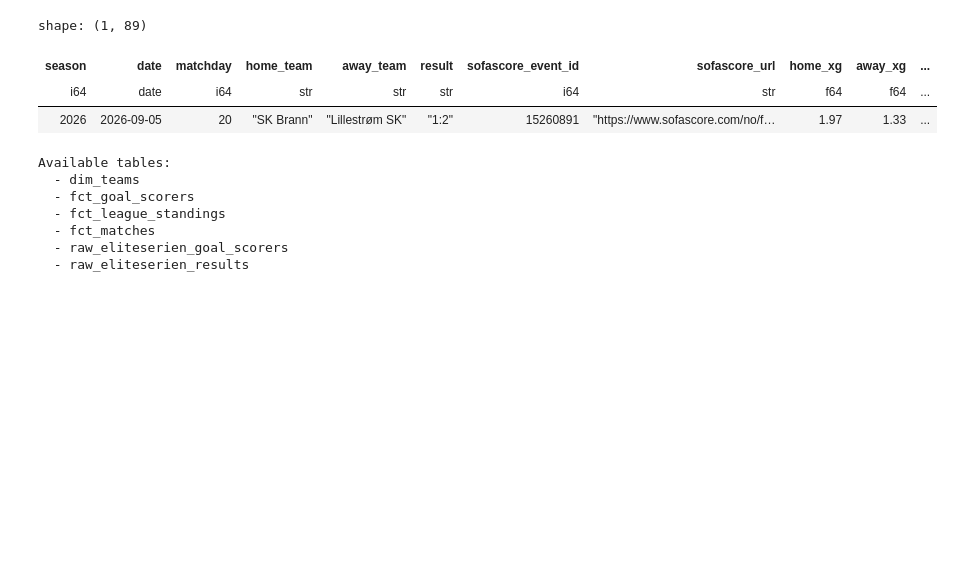
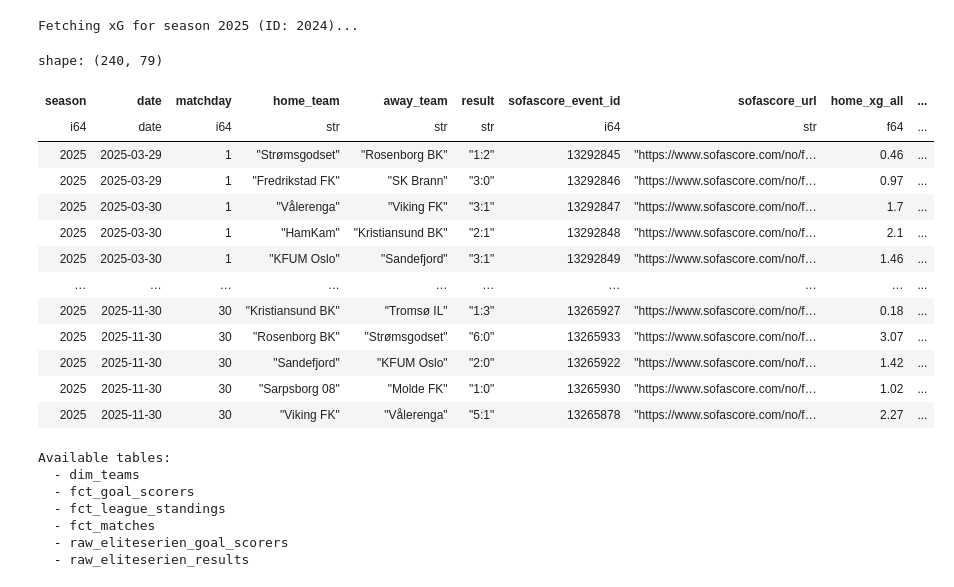
Before and after one commit to PolarsDude/brann_ticket_sales_forecasting, a Jupyter notebook: notebook.ipynb, the cells around one changed output. Saved outputs shown, nothing was run; the diff lists cells and outputs as text; code cells hidden in the pictures; blank space fills up the shorter version.

Commit message:
match statistics

```diff
--- a/notebook.ipynb
+++ b/notebook.ipynb
@@ -9,21 +27,36 @@ from src.utils import scrape_ticket_sections, get_available_events, scrape_match
 # %%
 from importlib import reload
+from src.config import ELITESERIEN_SEASONS
+
 import src.utils as u
 reload(u)
 
-rows = u.scrape_eliteserien_all_xg_for_season(
-season_id=2025,
-year=2026,
-delay_seconds=0
+rows = u.scrape_eliteserien_all_xg_for_seasons(
+    seasons=[(2024,2025)],
+    delay_seconds=0.01,
+    season_delay_seconds=2,
 )
+# %% [output]
+Fetching xG for season 2025 (ID: 2024)...
 # %%
 import polars as pl
-pl.DataFrame(rows).filter(pl.col('home_team') == 'SK Brann').tail(1)
+import polars.selectors as cs
+pl.DataFrame(rows)
 # %% [output]
-shape: (1, 89)
+shape: (240, 79)
-| season | date | matchday | home_team | away_team | result | sofascore_event_id | sofascore_url | home_xg | away_xg | ... |
-| i64 | date | i64 | str | str | str | i64 | str | f64 | f64 | ... |
-| 2026 | 2026-09-05 | 20 | "SK Brann" | "Lillestrøm SK" | "1:2" | 15260891 | "https://www.sofascore.com/no/f… | 1.97 | 1.33 | ... |
+| season | date | matchday | home_team | away_team | result | sofascore_event_id | sofascore_url | home_xg_all | ... |
+| i64 | date | i64 | str | str | str | i64 | str | f64 | ... |
+| 2025 | 2025-03-29 | 1 | "Strømsgodset" | "Rosenborg BK" | "1:2" | 13292845 | "https://www.sofascore.com/no/f… | 0.46 | ... |
+| 2025 | 2025-03-29 | 1 | "Fredrikstad FK" | "SK Brann" | "3:0" | 13292846 | "https://www.sofascore.com/no/f… | 0.97 | ... |
+| 2025 | 2025-03-30 | 1 | "Vålerenga" | "Viking FK" | "3:1" | 13292847 | "https://www.sofascore.com/no/f… | 1.7 | ... |
+| 2025 | 2025-03-30 | 1 | "HamKam" | "Kristiansund BK" | "2:1" | 13292848 | "https://www.sofascore.com/no/f… | 2.1 | ... |
+| 2025 | 2025-03-30 | 1 | "KFUM Oslo" | "Sandefjord" | "3:1" | 13292849 | "https://www.sofascore.com/no/f… | 1.46 | ... |
+| … | … | … | … | … | … | … | … | … | ... |
+| 2025 | 2025-11-30 | 30 | "Kristiansund BK" | "Tromsø IL" | "1:3" | 13265927 | "https://www.sofascore.com/no/f… | 0.18 | ... |
+| 2025 | 2025-11-30 | 30 | "Rosenborg BK" | "Strømsgodset" | "6:0" | 13265933 | "https://www.sofascore.com/no/f… | 3.07 | ... |
+| 2025 | 2025-11-30 | 30 | "Sandefjord" | "KFUM Oslo" | "2:0" | 13265922 | "https://www.sofascore.com/no/f… | 1.42 | ... |
+| 2025 | 2025-11-30 | 30 | "Sarpsborg 08" | "Molde FK" | "1:0" | 13265930 | "https://www.sofascore.com/no/f… | 1.02 | ... |
+| 2025 | 2025-11-30 | 30 | "Viking FK" | "Vålerenga" | "5:1" | 13265878 | "https://www.sofascore.com/no/f… | 2.27 | ... |
 # %%
 # List all table names
 db_path = Path("data/brann.duckdb")
```
Also changed, not shown: parts of 2 cells of this notebook, 3 other files.
